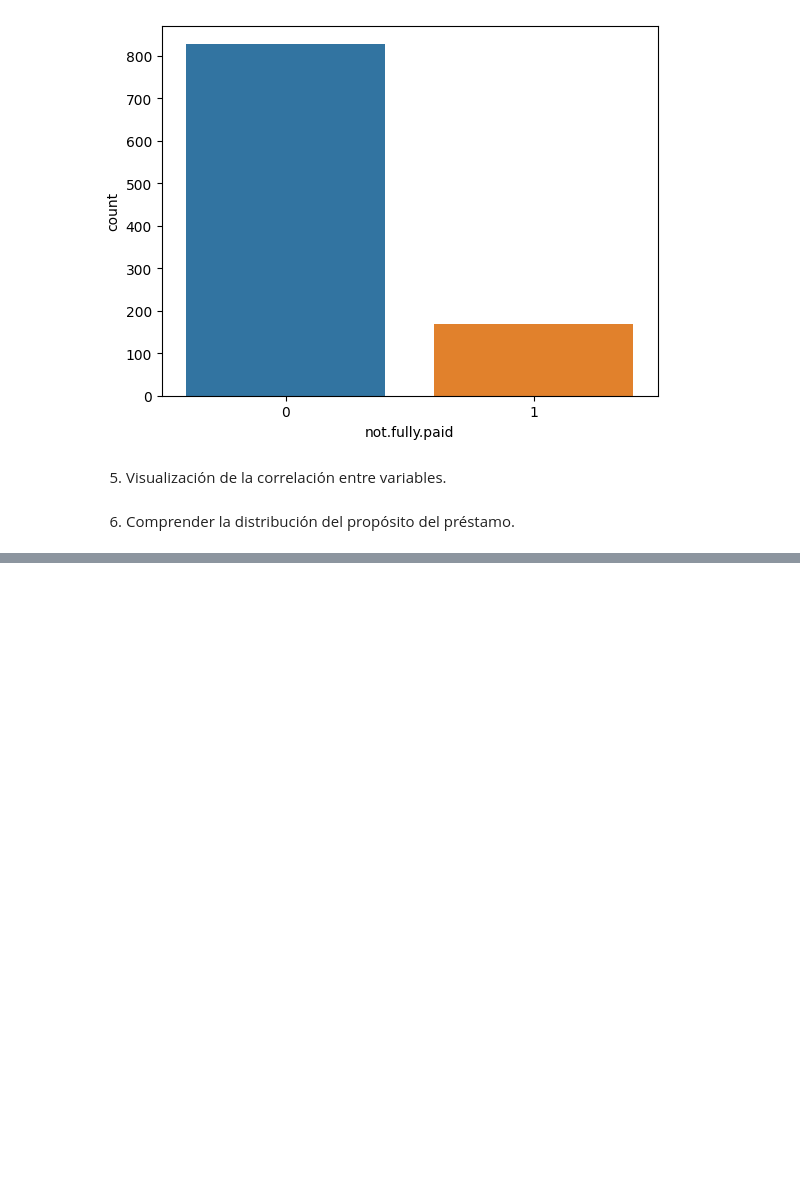
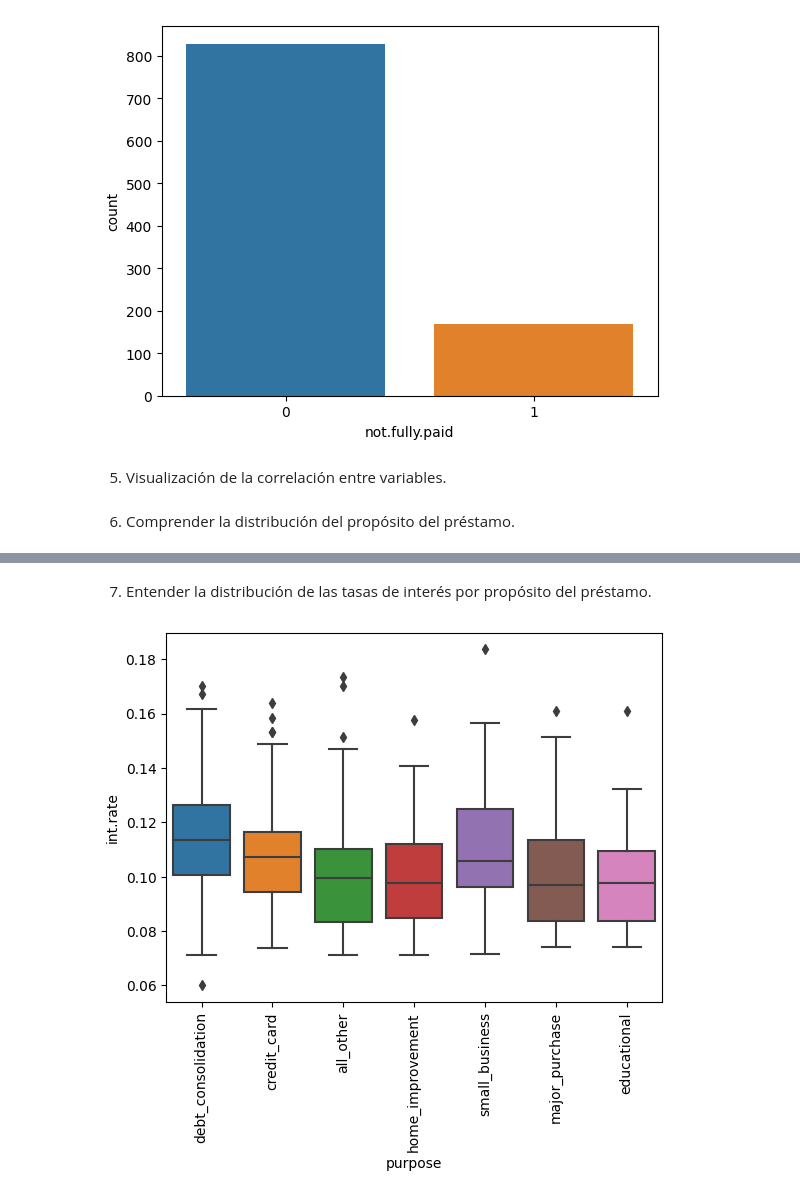
Before and after one commit to CtrlCri/chatgpt-data-science-project, a Jupyter notebook: script.ipynb, the cells around one changed output, grey strips where cells are left out. Drawn from its saved outputs; the diff is of its cells as text; code cells hidden in the pictures; blank space fills up the shorter version.

```diff
--- a/script.ipynb
+++ b/script.ipynb
@@ -131,0 +134,8 @@ plt.show()
+# %% [markdown]
+7. Entender la distribución de las tasas de interés por propósito del préstamo.
+# %%
+sns.boxplot(x="purpose", y="int.rate", data=loan_df)
+plt.xticks(rotation=90)
+plt.show()
+# %% [output]
+[figure, added]
```
Also changed, not shown: parts of 1 cell of this notebook.
